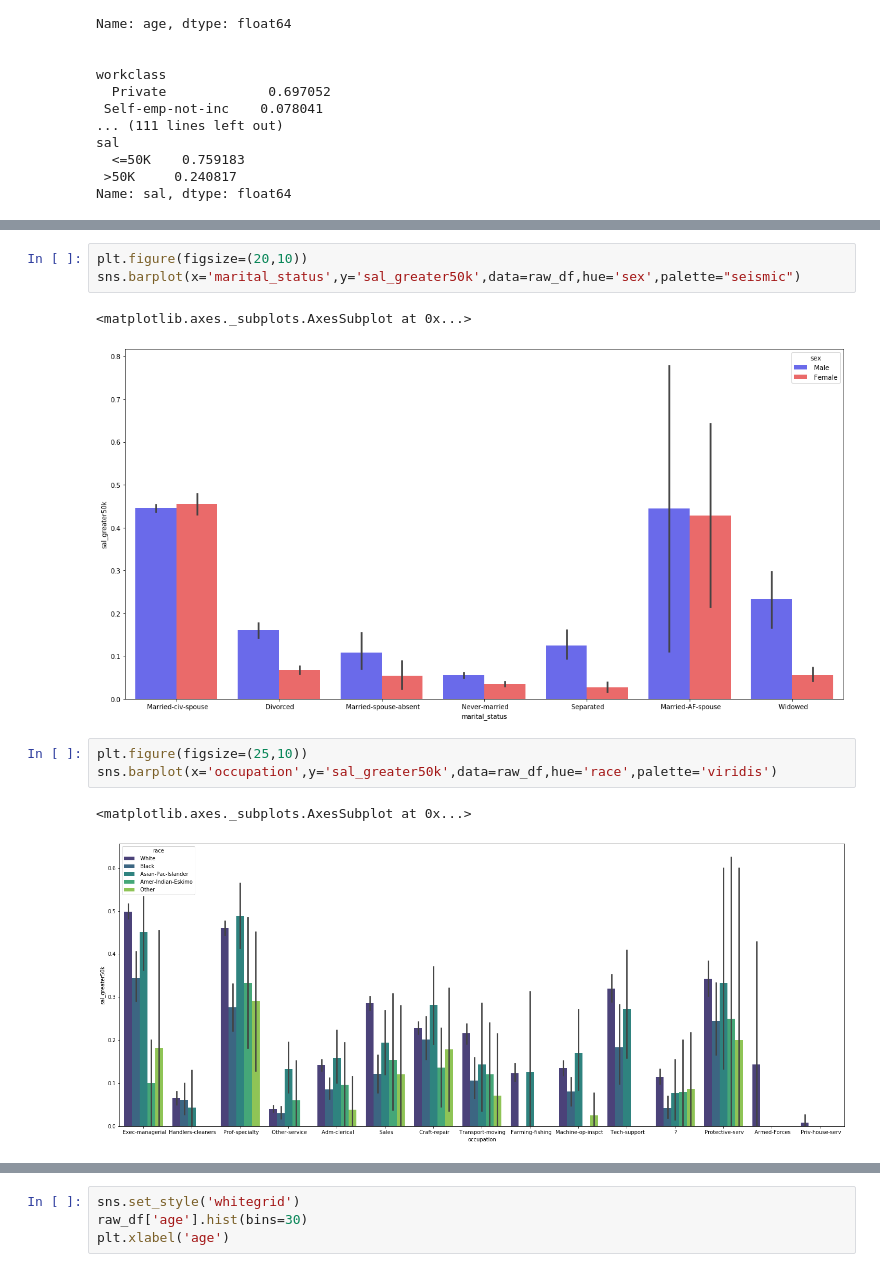
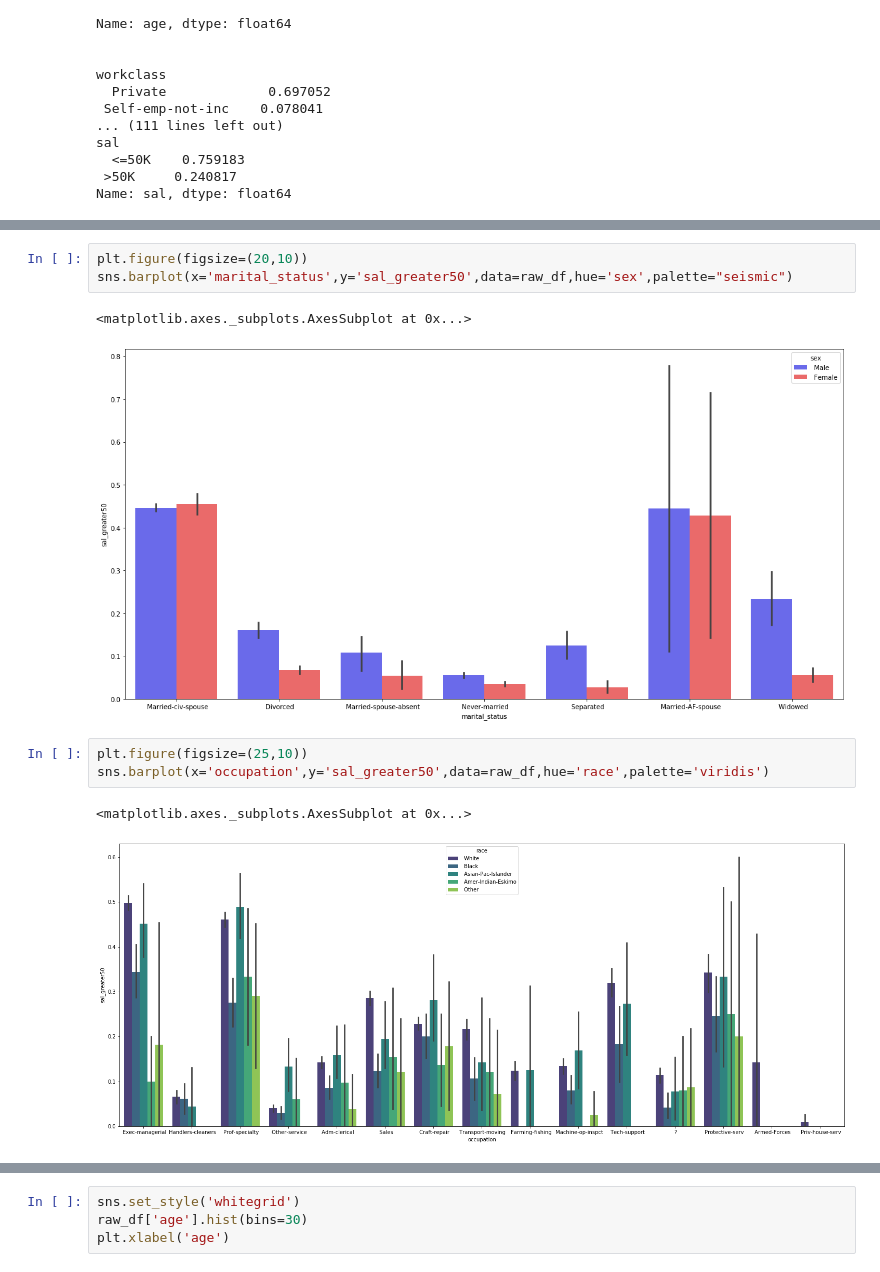
Before and after one commit to SingStuti/Salary-Analysis, a Jupyter notebook: adult.ipynb, the cells around one changed output, grey strips where cells are left out. Saved outputs shown, nothing was run; the diff lists cells and outputs as text.

```diff
--- a/adult.ipynb
+++ b/adult.ipynb
@@ -111,16 +121,16 @@ sns.barplot(x='occupation',y='sal_greater50k',data=raw_df,hue='sex',palette='coo
 [figure]
 # %%
 plt.figure(figsize=(20,10))
-sns.barplot(x='marital_status',y='sal_greater50k',data=raw_df,hue='sex',palette="seismic")
+sns.barplot(x='marital_status',y='sal_greater50',data=raw_df,hue='sex',palette="seismic")
 # %% [output]
 <matplotlib.axes._subplots.AxesSubplot at 0x...>
-[figure, old version]
+[figure, new version]
 # %%
 plt.figure(figsize=(25,10))
-sns.barplot(x='occupation',y='sal_greater50k',data=raw_df,hue='race',palette='viridis')
+sns.barplot(x='occupation',y='sal_greater50',data=raw_df,hue='race',palette='viridis')
 # %% [output]
 <matplotlib.axes._subplots.AxesSubplot at 0x...>
-[figure, old version]
+[figure, new version]
 # %%
 sns.set_style('whitegrid')
 plt.figure(figsize=(25,10))
```
Also changed, not shown: parts of 51 cells of this notebook.
